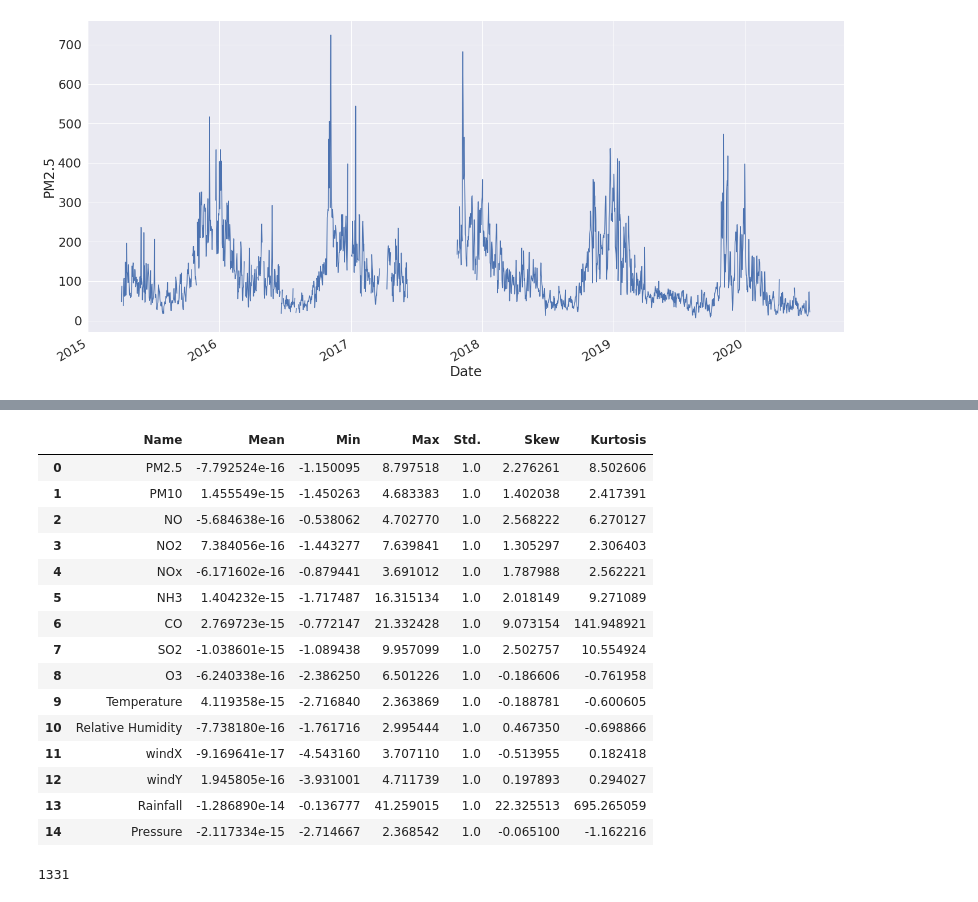
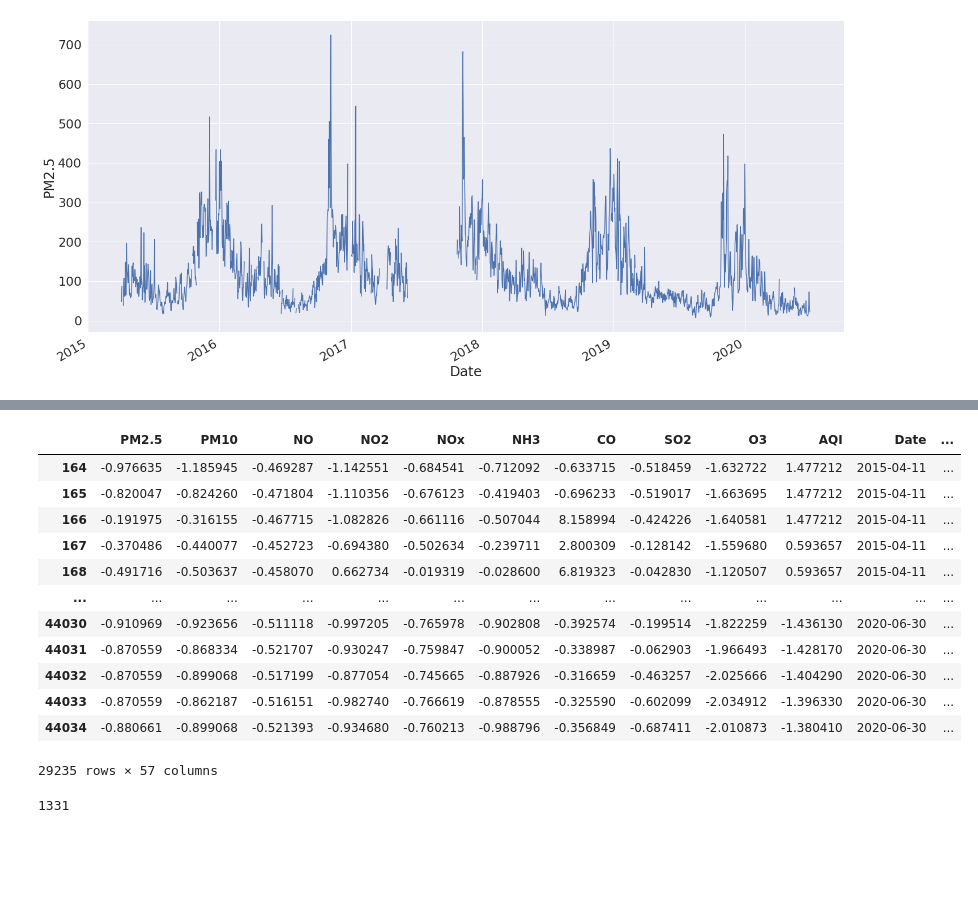
Before and after one commit to gupta-anmol/air-quality-prediction, a Jupyter notebook: main.ipynb, the cells around one changed output, grey strips where cells are left out. Saved outputs shown, nothing was run; the diff lists cells and outputs as text; code cells hidden in the pictures; blank space fills up the shorter version.

```diff
--- a/main.ipynb
+++ b/main.ipynb
@@ -206,7 +206,7 @@ df[:5]
 | 3 | DL031 | 2015-04-04 14:00:00 | NaN | 48.00 | 7.12 | 22.67 | 30.88 | 20.23 | 0.40 | NaN | 54.42 | ... |
 | 4 | DL031 | 2015-04-04 15:00:00 | 32.00 | 50.33 | 7.02 | 19.72 | 28.03 | 18.80 | 0.45 | NaN | 49.92 | ... |
 # %%
-attrplt = ['PM2.5','PM10','NO','NO2','NOx','NH3','CO','SO2','O3','Temperature','Relative Humidity','windX','windY','Rainfall','Pressure']
+attrplt = ['PM2.5','PM10','NO2','CO','SO2','Temperature','Relative Humidity','windX','windY','Rainfall','Pressure']
 avg=df.mean(skipna=True)
 mn = df.min(skipna=True)
 mx = df.max(skipna=True)
@@ -265,14 +261,14 @@ g.fig.autofmt_xdate()
 dfpol = df.interpolate(method='linear', limit=5)
 cop = dfpol.copy()
 # %%
-cop.drop('Benzene', axis=1, inplace=True)
-cop.drop('Toluene',axis=1, inplace=True)
-cop.drop('Xylene', axis=1,inplace=True)
-cop.drop('AQI_Bucket',axis=1,inplace=True)
-cop.drop('Datetime',axis=1,inplace=True)
-cop.drop('StationId',axis=1,inplace=True)
-cop.drop('Time',axis=1,inplace=True)
-cop.drop('Short-wave irradiation',axis=1,inplace=True)
+# cop.drop('Benzene', axis=1, inplace=True)
+# cop.drop('Toluene',axis=1, inplace=True)
+# cop.drop('Xylene', axis=1,inplace=True)
+# cop.drop('AQI_Bucket',axis=1,inplace=True)
+# cop.drop('Datetime',axis=1,inplace=True)
+# cop.drop('StationId',axis=1,inplace=True)
+# cop.drop('Time',axis=1,inplace=True)
+# cop.drop('Short-wave irradiation',axis=1,inplace=True)
 # cop.drop('Date',axis=1,inplace=True)
 # cop.drop('AQI_bucket',inpace=True)
 cop.dropna(inplace=True)
@@ -297,50 +309,48 @@ cop['Hour'] = cop['Hour'].astype(int)
 normalCop = cop.copy()
 avg,std = {},{}
 for i in cop.columns:
     if(i in ['Date']):
         continue
     avg[i] = cop[i].mean()
     std[i] = cop[i].std()
     normalCop[i] = (normalCop[i] - avg[i]) / std[i]
 normalCop
 
 attrplt = ['PM2.5','PM10','NO','NO2','NOx','NH3','CO','SO2','O3','Temperature','Relative Humidity','windX','windY','Rainfall','Pressure']
 avg=normalCop.mean(skipna=True)
 mn = normalCop.min(skipna=True)
 mx = normalCop.max(skipna=True)
 std = normalCop.std(skipna=True)
 skew = normalCop.skew(skipna=True)
 kurtosis = normalCop.kurtosis(skipna=True)
 # data=[['Name','Mean','Min','Max','Std.','Skew','Kurtosis']]
 data=[]
 for  i in range(len(attrplt)):
     data.append([])
     data[i].append(attrplt[i])
     data[i].append(avg[attrplt[i]])
     data[i].append(mn[attrplt[i]])
     data[i].append(mx[attrplt[i]])
     data[i].append(std[attrplt[i]])
     data[i].append(skew[attrplt[i]])
     data[i].append(kurtosis[attrplt[i]])
 stats=pd.DataFrame(data,columns=['Name','Mean','Min','Max','Std.','Skew','Kurtosis'])
-stats
+normalCop = normalCop[normalCop['CO'].notna()]
+normalCop
 # %% [output]
-|  | Name | Mean | Min | Max | Std. | Skew | Kurtosis |
-| 0 | PM2.5 | -7.792524e-16 | -1.150095 | 8.797518 | 1.0 | 2.276261 | 8.502606 |
-| 1 | PM10 | 1.455549e-15 | -1.450263 | 4.683383 | 1.0 | 1.402038 | 2.417391 |
-| 2 | NO | -5.684638e-16 | -0.538062 | 4.702770 | 1.0 | 2.568222 | 6.270127 |
-| 3 | NO2 | 7.384056e-16 | -1.443277 | 7.639841 | 1.0 | 1.305297 | 2.306403 |
-| 4 | NOx | -6.171602e-16 | -0.879441 | 3.691012 | 1.0 | 1.787988 | 2.562221 |
-| 5 | NH3 | 1.404232e-15 | -1.717487 | 16.315134 | 1.0 | 2.018149 | 9.271089 |
-| 6 | CO | 2.769723e-15 | -0.772147 | 21.332428 | 1.0 | 9.073154 | 141.948921 |
-| 7 | SO2 | -1.038601e-15 | -1.089438 | 9.957099 | 1.0 | 2.502757 | 10.554924 |
-| 8 | O3 | -6.240338e-16 | -2.386250 | 6.501226 | 1.0 | -0.186606 | -0.761958 |
-| 9 | Temperature | 4.119358e-15 | -2.716840 | 2.363869 | 1.0 | -0.188781 | -0.600605 |
-| 10 | Relative Humidity | -7.738180e-16 | -1.761716 | 2.995444 | 1.0 | 0.467350 | -0.698866 |
-| 11 | windX | -9.169641e-17 | -4.543160 | 3.707110 | 1.0 | -0.513955 | 0.182418 |
-| 12 | windY | 1.945805e-16 | -3.931001 | 4.711739 | 1.0 | 0.197893 | 0.294027 |
-| 13 | Rainfall | -1.286890e-14 | -0.136777 | 41.259015 | 1.0 | 22.325513 | 695.265059 |
-| 14 | Pressure | -2.117334e-15 | -2.714667 | 2.368542 | 1.0 | -0.065100 | -1.162216 |
+|  | PM2.5 | PM10 | NO | NO2 | NOx | NH3 | CO | SO2 | O3 | AQI | Date | ... |
+| 164 | -0.976635 | -1.185945 | -0.469287 | -1.142551 | -0.684541 | -0.712092 | -0.633715 | -0.518459 | -1.632722 | 1.477212 | 2015-04-11 | ... |
+| 165 | -0.820047 | -0.824260 | -0.471804 | -1.110356 | -0.676123 | -0.419403 | -0.696233 | -0.519017 | -1.663695 | 1.477212 | 2015-04-11 | ... |
+| 166 | -0.191975 | -0.316155 | -0.467715 | -1.082826 | -0.661116 | -0.507044 | 8.158994 | -0.424226 | -1.640581 | 1.477212 | 2015-04-11 | ... |
+| 167 | -0.370486 | -0.440077 | -0.452723 | -0.694380 | -0.502634 | -0.239711 | 2.800309 | -0.128142 | -1.559680 | 0.593657 | 2015-04-11 | ... |
+| 168 | -0.491716 | -0.503637 | -0.458070 | 0.662734 | -0.019319 | -0.028600 | 6.819323 | -0.042830 | -1.120507 | 0.593657 | 2015-04-11 | ... |
+| ... | ... | ... | ... | ... | ... | ... | ... | ... | ... | ... | ... | ... |
+| 44030 | -0.910969 | -0.923656 | -0.511118 | -0.997205 | -0.765978 | -0.902808 | -0.392574 | -0.199514 | -1.822259 | -1.436130 | 2020-06-30 | ... |
+| 44031 | -0.870559 | -0.868334 | -0.521707 | -0.930247 | -0.759847 | -0.900052 | -0.338987 | -0.062903 | -1.966493 | -1.428170 | 2020-06-30 | ... |
+| 44032 | -0.870559 | -0.899068 | -0.517199 | -0.877054 | -0.745665 | -0.887926 | -0.316659 | -0.463257 | -2.025666 | -1.404290 | 2020-06-30 | ... |
+| 44033 | -0.870559 | -0.862187 | -0.516151 | -0.982740 | -0.766619 | -0.878555 | -0.325590 | -0.602099 | -2.034912 | -1.396330 | 2020-06-30 | ... |
+| 44034 | -0.880661 | -0.899068 | -0.521393 | -0.934680 | -0.760213 | -0.988796 | -0.356849 | -0.687411 | -2.010873 | -1.380410 | 2020-06-30 | ... |
+29235 rows × 57 columns
 # %%
 print((normalCop['Rainfall']>0.5).sum())
 avgCO = normalCop['CO'].mean()
```
Also changed, not shown: parts of 5 cells of this notebook.
